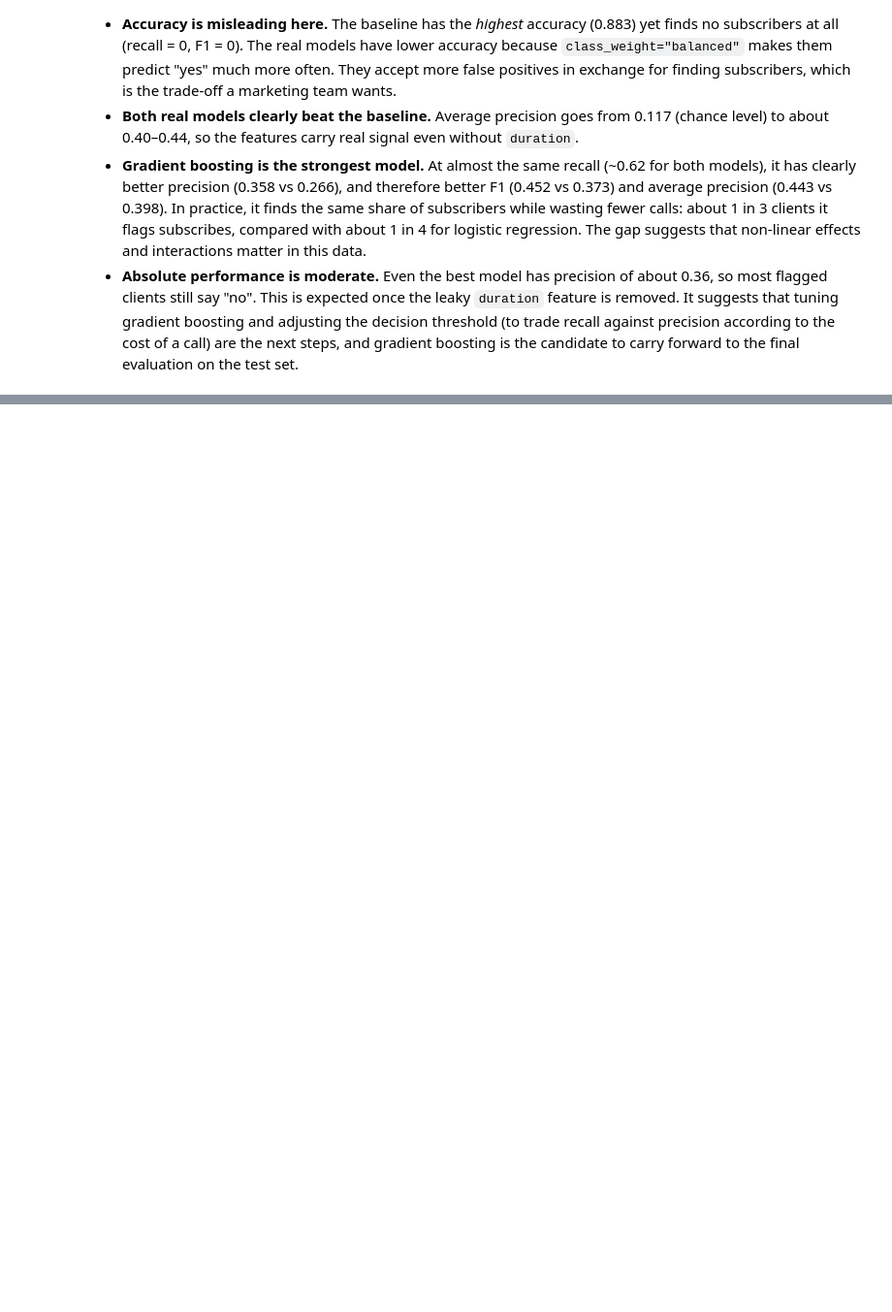
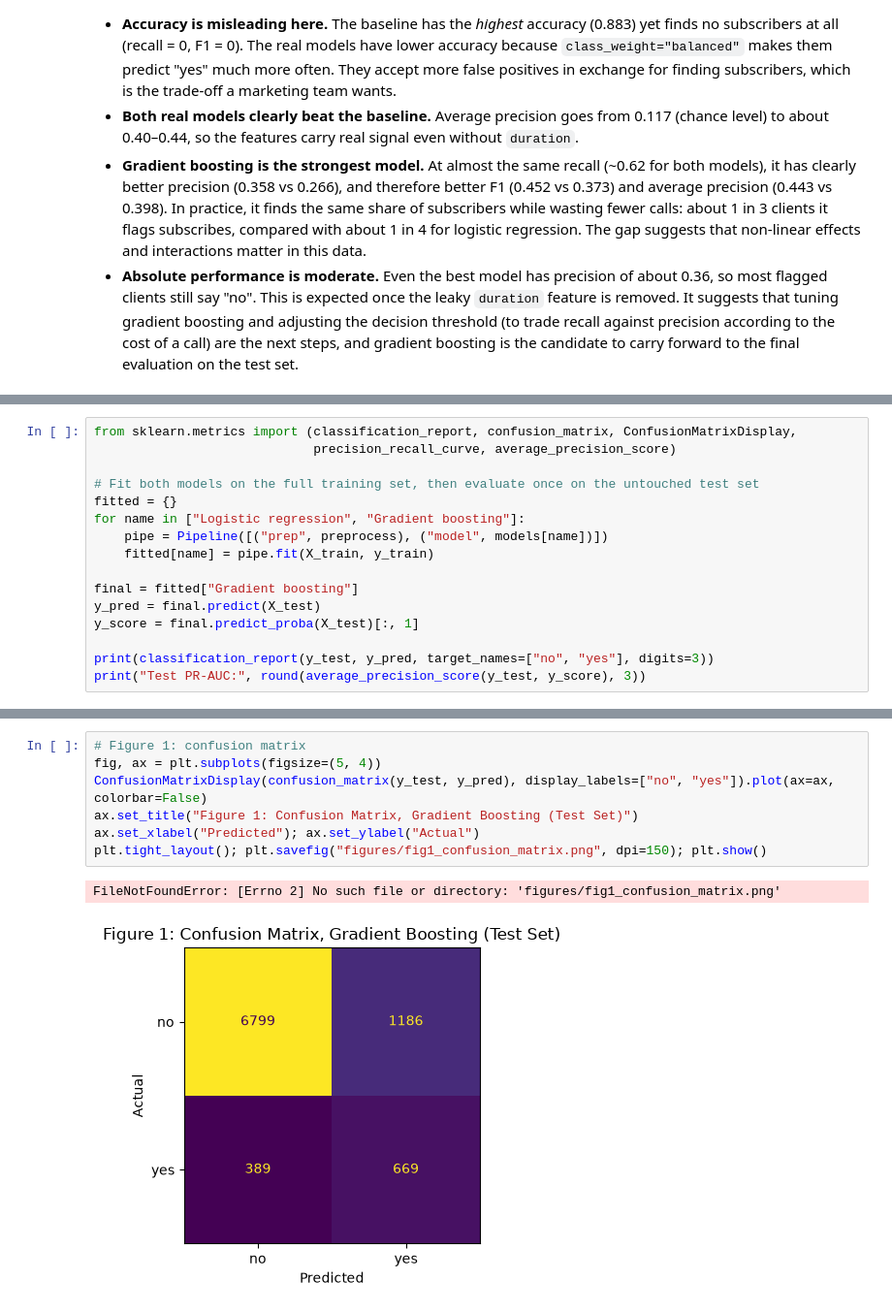
Before and after one commit to MinKhaungMinLwin/Applied-Machine-Learning-Model-Design-Training-and-Performance-Evaluation, a Jupyter notebook: modeling.ipynb, the cells around one changed output, grey strips where cells are left out. Shown at 97% size. Cells and saved outputs as stored; diff of their text form; blank space fills up the shorter version.

```diff
--- a/modeling.ipynb
+++ b/modeling.ipynb
@@ -211,0 +214,16 @@ pd.DataFrame(cv_results).T.round(3)
+# %%
+from sklearn.metrics import (classification_report, confusion_matrix, ConfusionMatrixDisplay,
+                             precision_recall_curve, average_precision_score)
+
+# Fit both models on the full training set, then evaluate once on the untouched test set
+fitted = {}
+for name in ["Logistic regression", "Gradient boosting"]:
+    pipe = Pipeline([("prep", preprocess), ("model", models[name])])
+    fitted[name] = pipe.fit(X_train, y_train)
+
+final = fitted["Gradient boosting"]
+y_pred = final.predict(X_test)
+y_score = final.predict_proba(X_test)[:, 1]
+
+print(classification_report(y_test, y_pred, target_names=["no", "yes"], digits=3))
+print("Test PR-AUC:", round(average_precision_score(y_test, y_score), 3))
@@ -211,0 +241,10 @@ pd.DataFrame(cv_results).T.round(3)
+# %%
+# Figure 1: confusion matrix
+fig, ax = plt.subplots(figsize=(5, 4))
+ConfusionMatrixDisplay(confusion_matrix(y_test, y_pred), display_labels=["no", "yes"]).plot(ax=ax, colorbar=False)
+ax.set_title("Figure 1: Confusion Matrix, Gradient Boosting (Test Set)")
+ax.set_xlabel("Predicted"); ax.set_ylabel("Actual")
+plt.tight_layout(); plt.savefig("figures/fig1_confusion_matrix.png", dpi=150); plt.show()
+# %% [output]
+FileNotFoundError: [Errno 2] No such file or directory: 'figures/fig1_confusion_matrix.png'
+[figure, added]
```
Also changed, not shown: parts of 6 cells of this notebook.
